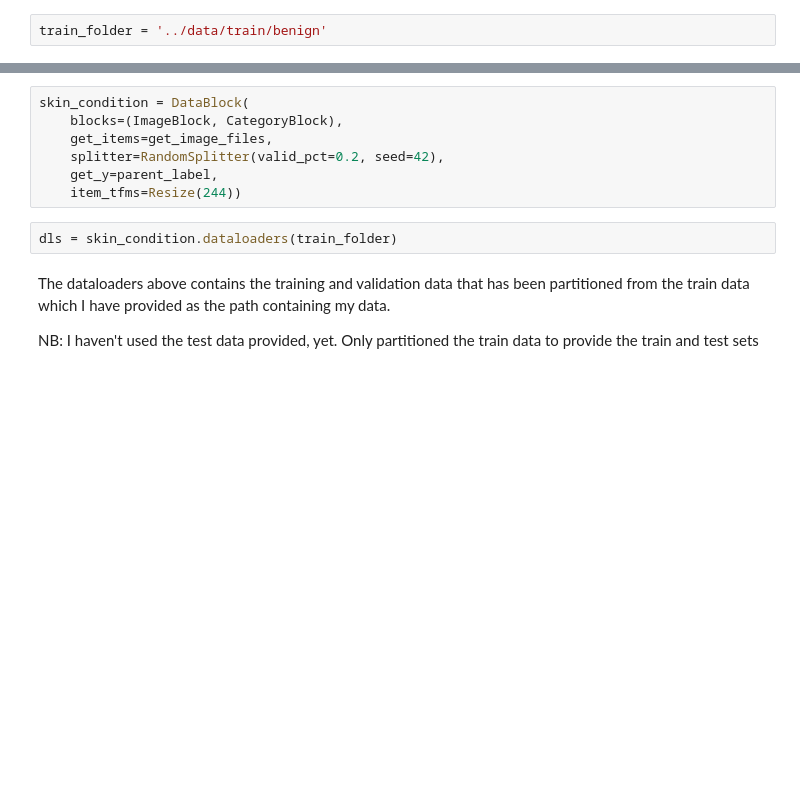
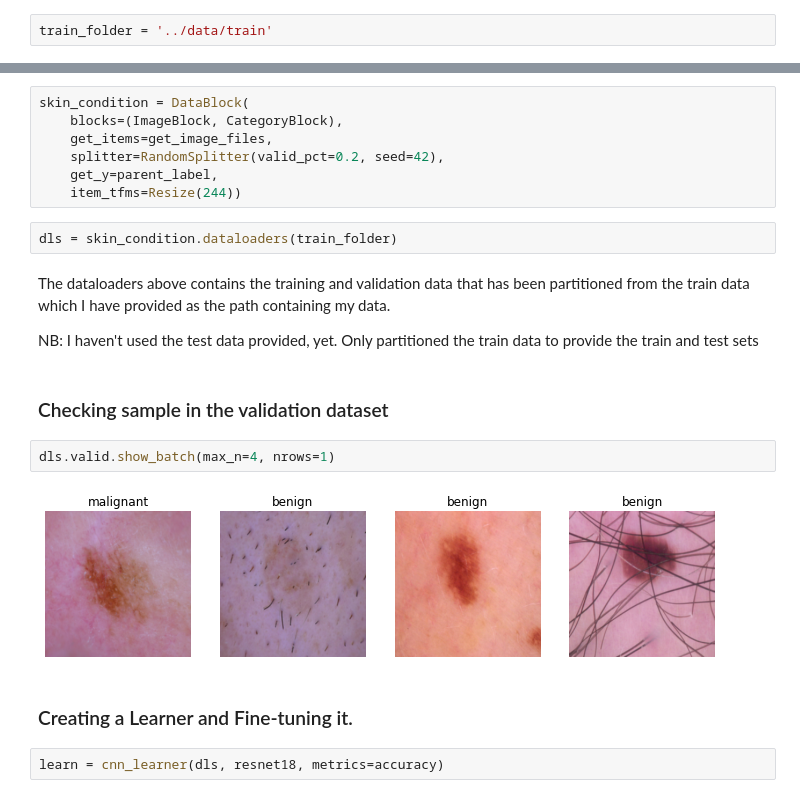
Before and after one commit to ProgrammingOperative/Epider-Data, a Jupyter notebook: notebooks/fastai_version.ipynb, the cells around one changed output, grey strips where cells are left out. Drawn from its saved outputs; the diff is of its cells as text; blank space fills up the shorter version.

```diff
--- a/notebooks/fastai_version.ipynb
+++ b/notebooks/fastai_version.ipynb
@@ -16,7 +16,7 @@ import os
 
 This means assembling the data into a format that can be used to train the model
 # %%
-train_folder = '../data/train/benign'
+train_folder = '../data/train'
 # %% [markdown]
 The DataBlock API below creates a data block object that is basically like a template for creating a data loaders
 # %%
@@ -32,3 +32,13 @@ dls = skin_condition.dataloaders(train_folder)
 The dataloaders above contains the training and validation data that has been partitioned from the train data which I have provided as the path containing my data.
 
 NB: I haven't used the test data provided, yet. Only partitioned the train data to provide the train and test sets
+# %% [markdown]
+### Checking sample in the validation dataset
+# %%
+dls.valid.show_batch(max_n=4, nrows=1)
+# %% [output]
+[figure, added]
+# %% [markdown]
+### Creating a Learner and Fine-tuning it.
+# %%
+learn = cnn_learner(dls, resnet18, metrics=accuracy)
```
Also changed, not shown: parts of 5 cells of this notebook, 1 other file.
